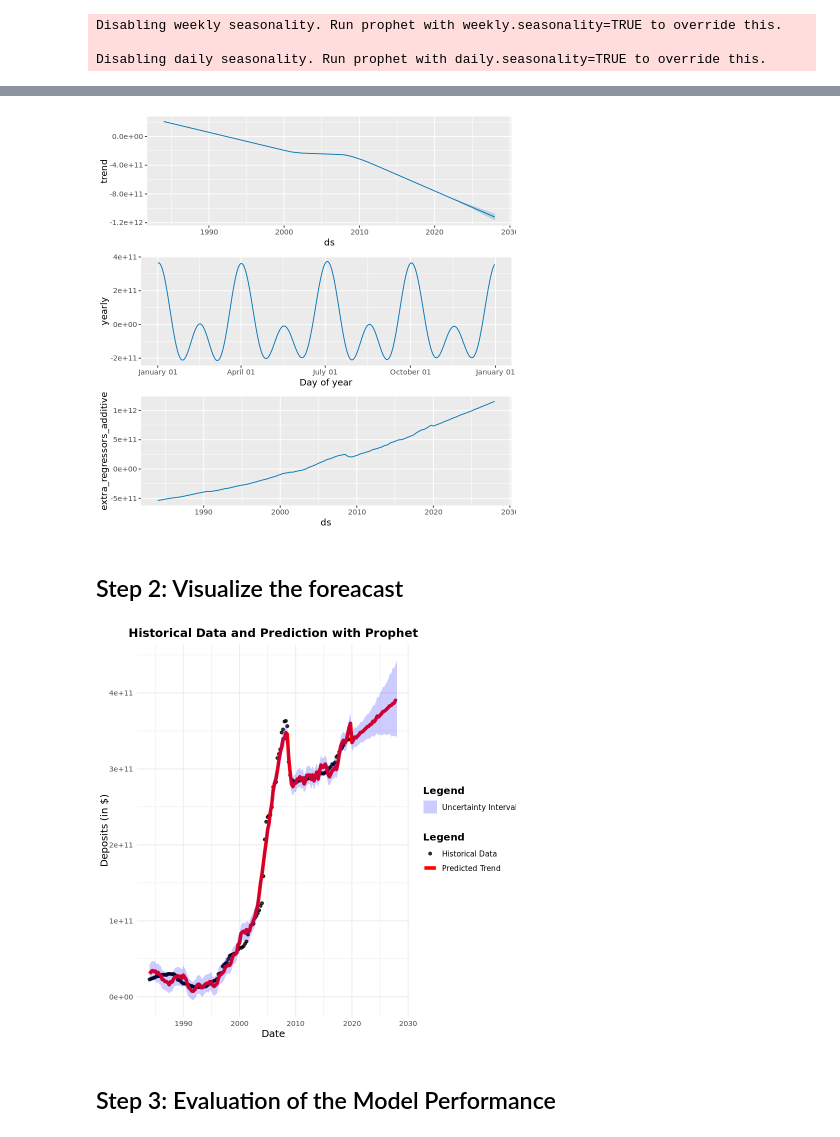
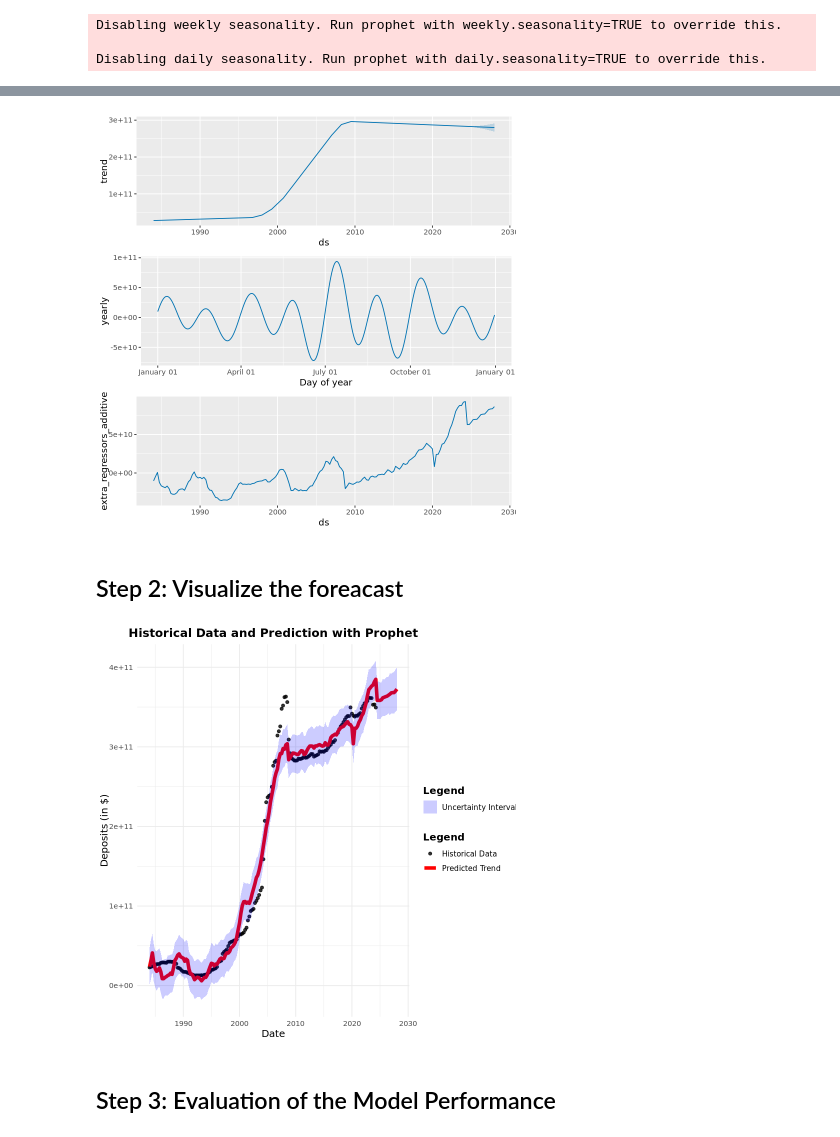
Before and after one commit to nzarama-kouadio/DUKE_MIDS_QFC_Final_Project, a Jupyter notebook: model_prediction/prophet_model.ipynb, the cells around one changed output, grey strips where cells are left out. Drawn from its saved outputs; the diff is of its cells as text; code cells hidden in the pictures.

Commit message:
prophet fixed normal mape

```diff
--- a/model_prediction/prophet_model.ipynb
+++ b/model_prediction/prophet_model.ipynb
@@ -747,7 +692,10 @@ prophet_data_2 <- data.frame(
     GDP = deposit_regressor_data$GDP,
     unemployment_rate = deposit_regressor_data$unemployment_rate,
     fed_rate = deposit_regressor_data$fed_rate,
-    ConsumerPriceIndex = deposit_regressor_data$ConsumerPriceIndex
+    ConsumerPriceIndex = deposit_regressor_data$ConsumerPriceIndex # stop here if it makes things worse
+    )
+# Handle Consumer price index last missing value
+prophet_data_2$ConsumerPriceIndex[is.na(prophet_data_2$ConsumerPriceIndex)] <- mean(prophet_data_2$ConsumerPriceIndex, na.rm = TRUE)
 
-)
-#prophet_data_2
+head(prophet_data_2)
+tail(prophet_data_2)
@@ -811,13 +730,14 @@ prophet_model_2 <- add_regressor(prophet_model_2, 'unemployment_rate')
 prophet_model_2 <- add_regressor(prophet_model_2, 'ConsumerPriceIndex')
 prophet_model_2 <- add_regressor(prophet_model_2, 'fed_rate')
 
-# Step 2: Fit the model: Training the model
-prophet_model_2 <- fit.prophet(prophet_model_2, train_data_2) # syntax
+
+# Step 2: Fit the model: full data the model
+prophet_model_2 <- fit.prophet(prophet_model_2, prophet_data_2) # syntax
 # %% [output]
 Disabling weekly seasonality. Run prophet with weekly.seasonality=TRUE to override this.
 
 Disabling daily seasonality. Run prophet with daily.seasonality=TRUE to override this.
 # %%
 # Step 4: Create a future dataframe
-future_train_data_2 <- make_future_dataframe(prophet_model_2, periods = 33, freq = "quarter") # start counting from the end of the training data: 2020 Q4 to 2028 Q1
-future_train_data_2 # The output of make_future_dataframe() will include both the training data dates and the newly created future dates.future_train_data_2
+future_data_2 <- make_future_dataframe(prophet_model_2, periods = 15, freq = "quarter") # start counting from the end of the training data: 2020 Q4 to 2028 Q1
+#future_data_2  # The output of make_future_dataframe() will include both the training data dates and the newly created future dates.future_train_data_2
@@ -933,3 +836,3 @@ A data.frame: 177 × 5
 # %%
 # Step 6: Predict Future Values
-prediction_train_data_2 <- predict(prophet_model_2, future_train_data_2)
+prediction_data_2 <- predict(prophet_model_2, future_data_2)
@@ -936,51 +861,51 @@ prediction_train_data_2 <- predict(prophet_model_2, future_train_data_2)
 # %%
-prophet_plot_components(prophet_model_2, prediction_train_data_2)
+prophet_plot_components(prophet_model_2, prediction_data_2)
 # %% [output]
-[figure, old version]
+[figure, new version]
 # %% [markdown]
 ## Step 2: Visualize the foreacast
 # %%
 # Ensure 'ds' is a Date object
-train_data_2$ds <- as.Date(train_data_2$ds)
-prediction_train_data_2$ds <- as.Date(prediction_train_data_2$ds)
+prophet_data_2$ds <- as.Date(prophet_data_2$ds)
+prediction_data_2$ds <- as.Date(prediction_data_2$ds)
 
 ggplot() +
   # Add historical data points
-  geom_point(data = train_data_2, aes(x = ds, y = y, color = "Historical Data"), size = 1.5, alpha = 0.8) +
+  geom_point(data = prophet_data_2, aes(x = ds, y = y, color = "Historical Data"), size = 1.5, alpha = 0.8) +
   # Add the predicted trend line
-  geom_line(data = prediction_train_data_2, aes(x = ds, y = yhat, color = "Predicted Trend"), size = 2) +
+  geom_line(data = prediction_data_2, aes(x = ds, y = yhat, color = "Predicted Trend"), size = 2) +
   # Add uncertainty intervals for predictions
   geom_ribbon(
-    data = prediction_train_data_2,
+    data = prediction_data_2,
     aes(x = ds, ymin = yhat_lower, ymax = yhat_upper, fill = "Uncertainty Interval"),
     alpha = 0.2
   ) +
   # Add labels and a title
   labs(
     title = "Historical Data and Prediction with Prophet",
     x = "Date",
     y = "Deposits (in $)",
     color = "Legend",
     fill = "Legend"
   ) +
   # Customize colors for the legend
   scale_color_manual(
     values = c("Historical Data" = "black", "Predicted Trend" = "red")
   ) +
   scale_fill_manual(
     values = c("Uncertainty Interval" = "blue")
   ) +
   # Add a minimal theme
   theme_minimal() +
   theme(
     plot.title = element_text(hjust = 0.5, size = 14, face = "bold"),
     axis.title.x = element_text(size = 12),
     axis.title.y = element_text(size = 12),
     legend.title = element_text(size = 12, face = "bold"),
     legend.text = element_text(size = 9)
   )
 # %% [output]
-[figure, old version]
+[figure, new version]
 # %% [markdown]
 ## Step 3: Evaluation of the Model Performance
 # %% [markdown]
```
Also changed, not shown: parts of 33 cells of this notebook, 2 other files.
